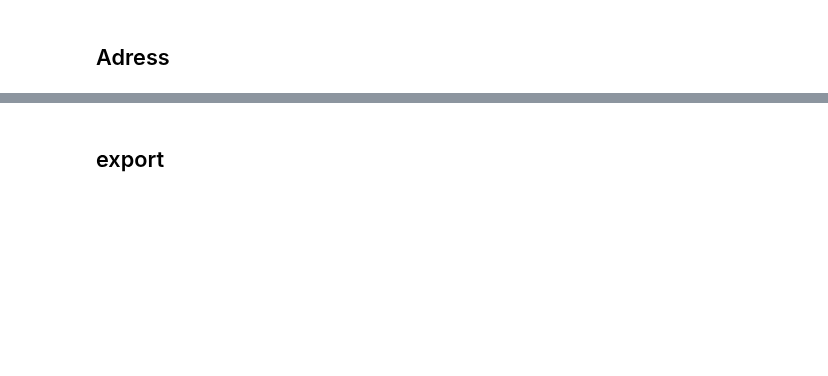
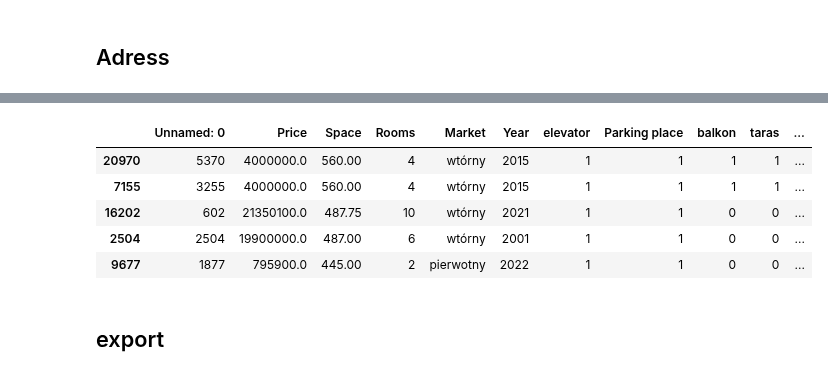
Before and after one commit to CarJung/Uni, a Jupyter notebook: Warsaw_flats/Data_enginering.ipynb, the cells around one changed output, grey strips where cells are left out. Drawn from its saved outputs; the diff is of its cells as text; code cells hidden in the pictures; blank space fills up the shorter version.

```diff
--- a/Warsaw_flats/Data_enginering.ipynb
+++ b/Warsaw_flats/Data_enginering.ipynb
@@ -472,0 +485,2 @@ data['number']
+# %%
+data.dropna(subset = ['Level'], axis = 'rows' ,inplace = True)
@@ -473,2 +537,18 @@ data['number']
+# %%
+data['level'] = data.Level.str.findall('.*/').str[0]
+data['max_level'] = data.Level.str.findall('/.*').str[0]
+data['max_level'] = data['max_level'].str.replace('/','')
+data['level'] = data['level'].str.replace('/','')
+# %%
+data.drop(['Level'], axis = 1, inplace =True)
+# %%
+data.head()
+# %% [output]
+|  | Unnamed: 0 | Price | Space | Rooms | Market | Year | elevator | Parking place | balkon | taras | ... |
+| 20970 | 5370 | 4000000.0 | 560.00 | 4 | wtórny | 2015 | 1 | 1 | 1 | 1 | ... |
+| 7155 | 3255 | 4000000.0 | 560.00 | 4 | wtórny | 2015 | 1 | 1 | 1 | 1 | ... |
+| 16202 | 602 | 21350100.0 | 487.75 | 10 | wtórny | 2021 | 1 | 1 | 0 | 0 | ... |
+| 2504 | 2504 | 19900000.0 | 487.00 | 6 | wtórny | 2001 | 1 | 1 | 0 | 0 | ... |
+| 9677 | 1877 | 795900.0 | 445.00 | 2 | pierwotny | 2022 | 1 | 1 | 0 | 0 | ... |
 # %% [markdown]
 ## export
```
Also changed, not shown: parts of 24 cells of this notebook, 1 other file.
